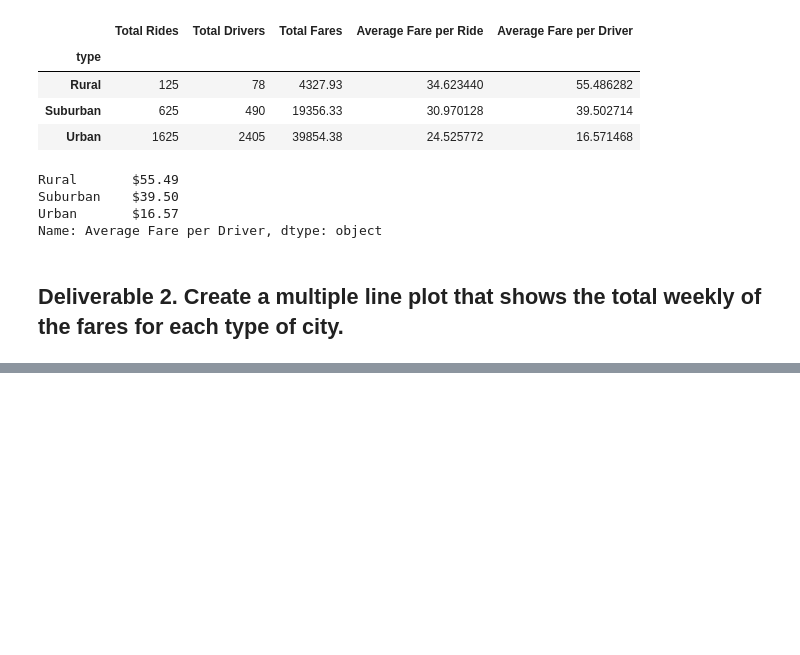
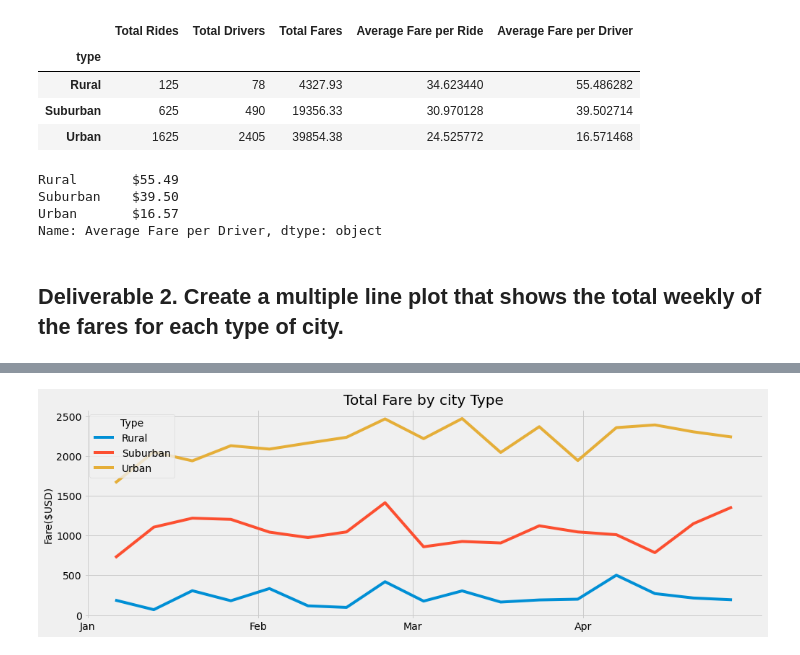
Before and after one commit to Melberoni/PyBer_Analysis, a Jupyter notebook: PyBer_Challenge.ipynb, the cells around one changed output, grey strips where cells are left out. Saved outputs shown, nothing was run; the diff lists cells and outputs as text; code cells hidden in the pictures; blank space fills up the shorter version.

```diff
--- a/PyBer_Challenge.ipynb
+++ b/PyBer_Challenge.ipynb
@@ -121,3 +155,5 @@ Name: Average Fare per Driver, dtype: object
 # %%
 # 4. Create a pivot table with the 'date' as the index, the columns ='type', and values='fare'
 # to get the total fares for each type of city by the date.
+pivot_table=new_dataframe.pivot(index="date",columns="type", values="fare")
+#pivot_table.head(10)
@@ -124,2 +173,3 @@ Name: Average Fare per Driver, dtype: object
 # %%
 # 5. Create a new DataFrame from the pivot table DataFrame using loc on the given dates, '2019-01-01':'2019-04-29'.
+subset_dataframe=pivot_table.loc['2019-01-01':'2019-04-29']
@@ -126,5 +191,6 @@ Name: Average Fare per Driver, dtype: object
 # %%
 # 6. Set the "date" index to datetime datatype. This is necessary to use the resample() method in Step 8.
-# df.index = pd.to_datetime(df.index)
+#df.index = pd.to_datetime(df.index)
+subset_dataframe.index=pd.to_datetime(subset_dataframe.index)
 # %%
 # 7. Check that the datatype for the index is datetime using df.info()
@@ -131,2 +209,4 @@ Name: Average Fare per Driver, dtype: object
 # %%
 # 8. Create a new DataFrame using the "resample()" function by week 'W' and get the sum of the fares for each week.
+dataframe_by_week=subset_dataframe.resample('W').sum()
+#dataframe_by_week
@@ -133,7 +233,20 @@ Name: Average Fare per Driver, dtype: object
 # %%
 # 8. Using the object-oriented interface method, plot the resample DataFrame using the df.plot() function.
-
+import matplotlib.dates as mdates
+myFmt=mdates.DateFormatter('%b')
 # Import the style from Matplotlib.
 from matplotlib import style
 # Use the graph style fivethirtyeight.
 style.use('fivethirtyeight')
+labels=dataframe_by_week.columns.tolist()
+fig, ax = plt.subplots(figsize=(15, 5))
+ax.plot(dataframe_by_week)
+ax.set_title('Total Fare by city Type',fontsize=20)
+ax.set_ylabel('Fare($USD)',fontsize=14)
+ax.set_xticks(['2019-01-01','2019-02-01', '2019-03-01', '2019-04-01'])
+ax.xaxis.set_major_formatter(myFmt)
+plt.legend(labels,loc="best",title='Type')
+plt.savefig("analysis/total_fares_by_city_type.png")
+plt.show()
+# %% [output]
+[figure, added]
```
Also changed, not shown: parts of 14 cells of this notebook, 1 other file.
